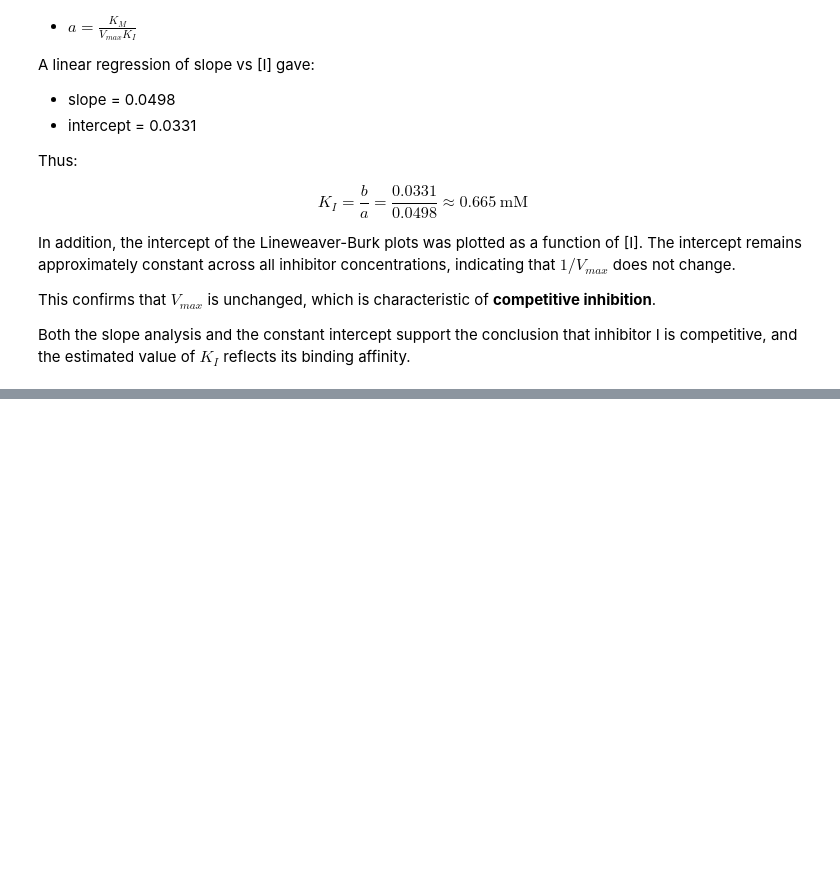
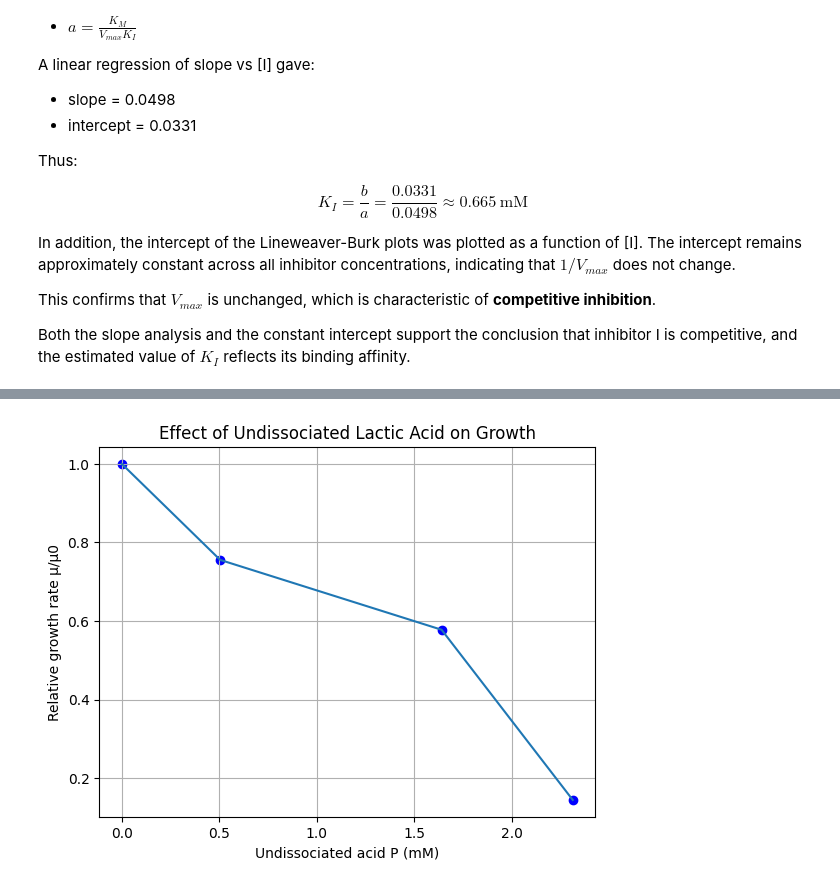
Before and after one commit to vicollari/bioreactor_simulation, a Jupyter notebook: bioreactor_simulation/project2/project2.ipynb, the cells around one changed output, grey strips where cells are left out. Cells and saved outputs as stored; diff of their text form; code cells hidden in the pictures; blank space fills up the shorter version.

```diff
--- a/bioreactor_simulation/project2/project2.ipynb
+++ b/bioreactor_simulation/project2/project2.ipynb
@@ -360,0 +409,29 @@ Both the slope analysis and the constant intercept support the conclusion that i
+# %%
+p_gL = np.array([0, 12, 39, 55])   # (g/L)
+mu = np.array([0.9, 0.68, 0.52, 0.13])
+
+pH = 6.3
+pKa = 3.88
+M = 90.08   # g/mol
+
+p_molL = p_gL / M
+p_mM = p_molL * 1000
+
+
+fraction = 1 / (1 + 10**(pH - pKa))
+P = p_mM * fraction
+
+mu_rel = mu / mu[0]
+
+plt.figure()
+plt.scatter(P, mu_rel, color='blue')
+plt.plot(P, mu_rel)
+
+plt.xlabel("Undissociated acid P (mM)")
+plt.ylabel("Relative growth rate μ/μ0")
+plt.title("Effect of Undissociated Lactic Acid on Growth")
+plt.grid()
+
+plt.show()
+# %% [output]
+[figure, added]
```
Also changed, not shown: parts of 55 cells of this notebook, 3 other files.
